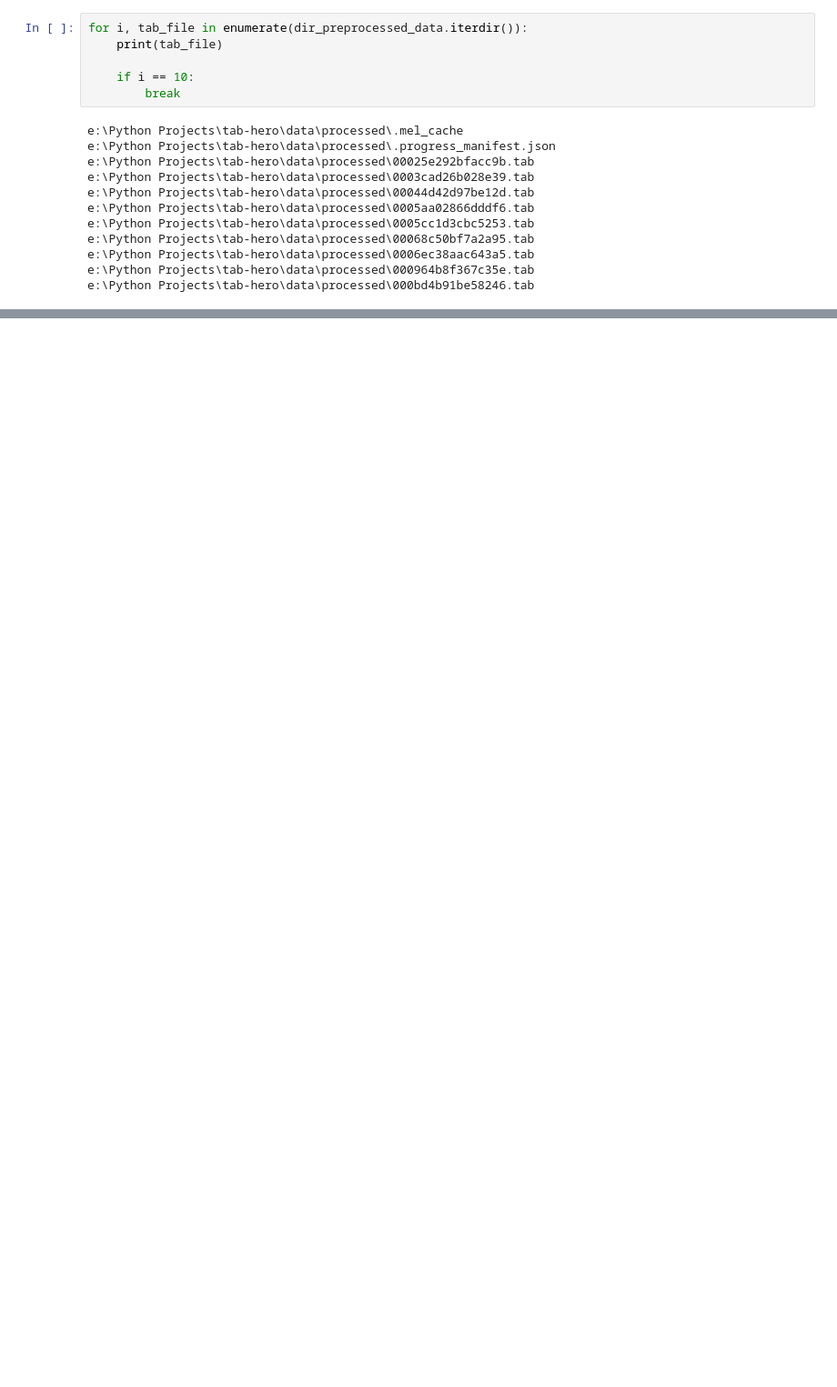
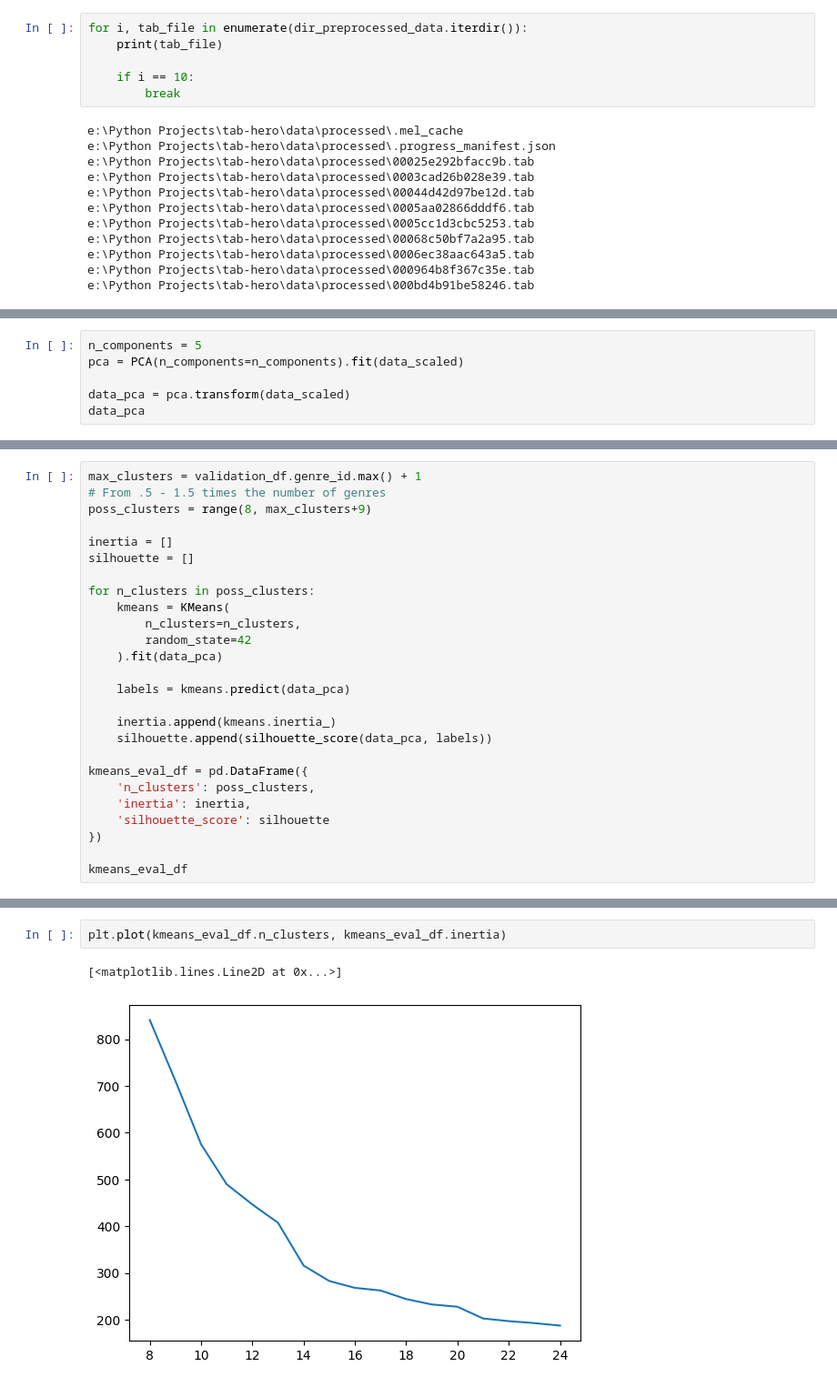
Before and after one commit to MattGroho/tab-hero, a Jupyter notebook: scripts/unsupersived_pipeline/unsupervised_pipeline_investigation.ipynb, the cells around one changed output, grey strips where cells are left out. Shown at 91% size. Saved outputs shown, nothing was run; the diff lists cells and outputs as text; blank space fills up the shorter version.

```diff
--- a/scripts/unsupersived_pipeline/unsupervised_pipeline_investigation.ipynb
+++ b/scripts/unsupersived_pipeline/unsupervised_pipeline_investigation.ipynb
@@ -40,0 +517,6 @@ e:\Python Projects\tab-hero\data\processed\000bd4b91be58246.tab
+# %%
+n_components = 5
+pca = PCA(n_components=n_components).fit(data_scaled)
+
+data_pca = pca.transform(data_scaled)
+data_pca
@@ -40,0 +534,26 @@ e:\Python Projects\tab-hero\data\processed\000bd4b91be58246.tab
+# %%
+max_clusters = validation_df.genre_id.max() + 1
+# From .5 - 1.5 times the number of genres
+poss_clusters = range(8, max_clusters+9)
+
+inertia = []
+silhouette = []
+
+for n_clusters in poss_clusters:
+    kmeans = KMeans(
+        n_clusters=n_clusters,
+        random_state=42
+    ).fit(data_pca)
+
+    labels = kmeans.predict(data_pca)
+
+    inertia.append(kmeans.inertia_)
+    silhouette.append(silhouette_score(data_pca, labels))
+
+kmeans_eval_df = pd.DataFrame({
+    'n_clusters': poss_clusters,
+    'inertia': inertia,
+    'silhouette_score': silhouette
+})
+
+kmeans_eval_df
@@ -40,0 +579,5 @@ e:\Python Projects\tab-hero\data\processed\000bd4b91be58246.tab
+# %%
+plt.plot(kmeans_eval_df.n_clusters, kmeans_eval_df.inertia)
+# %% [output]
+[<matplotlib.lines.Line2D at 0x...>]
+[figure, added]
```
Also changed, not shown: parts of 47 cells of this notebook, 2 other files.
